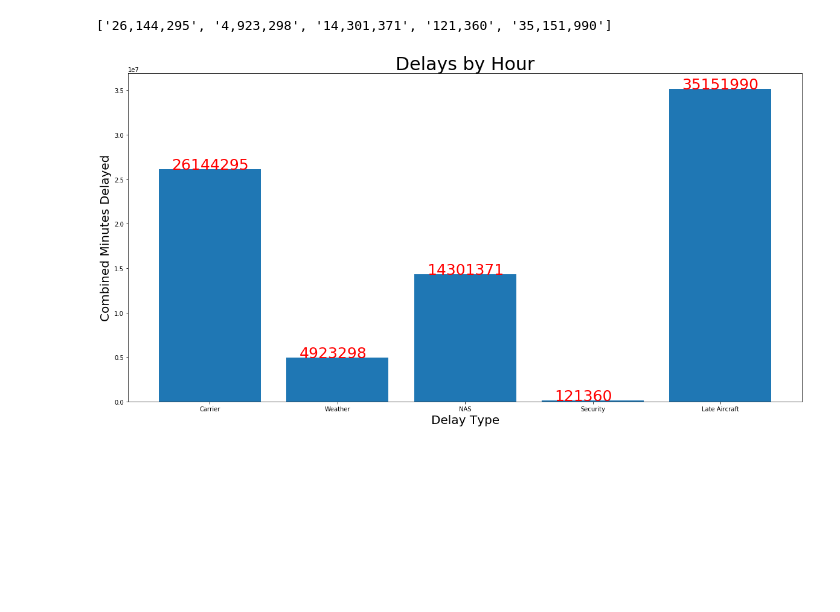
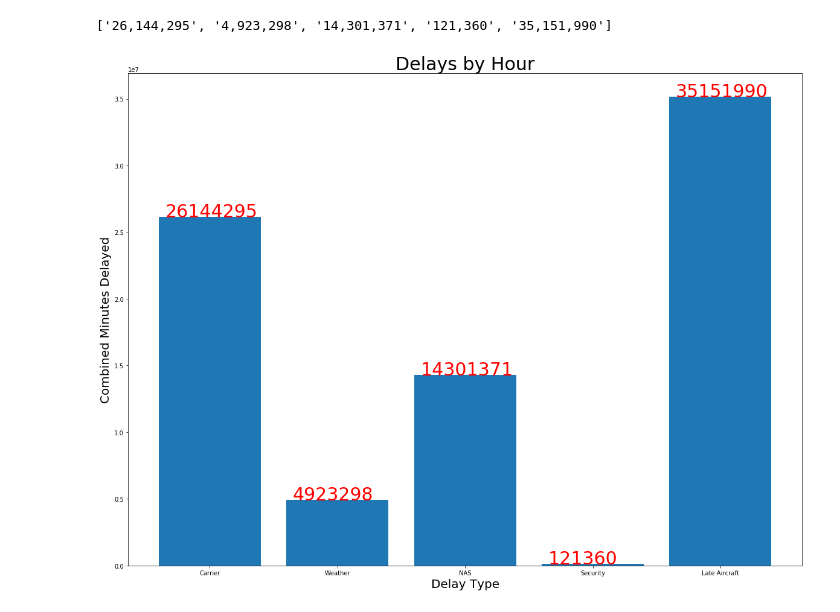
Before and after one commit to Arimorris/delays, a Jupyter notebook: visuals .ipynb, the cells around one changed output. Drawn from its saved outputs; the diff is of its cells as text; code cells hidden in the pictures; blank space fills up the shorter version.

```diff
--- a/visuals .ipynb
+++ b/visuals .ipynb
@@ -411,14 +401,14 @@ delay_count_clean
 # %% [output]
 ['26,144,295', '4,923,298', '14,301,371', '121,360', '35,151,990']
 # %%
-plt.figure(figsize=(20,10))
+plt.figure(figsize=(20,15))
 plt.bar(delay_type, delay_count)
 plt.title("Delays by Hour", fontsize =30)
 plt.xlabel('Delay Type', fontsize =20)
 # plt.xticks([delay_type])
 plt.ylabel('Combined Minutes Delayed', fontsize =20)
 for a,b in zip(range(5), delay_count):
-    plt.text(a - .3, b +800, str(b), fontsize =25, color ='r')
+    plt.text(a - .35, b +1500, str(b), fontsize =30, color ='r')
 plt.show()
 # %% [output]
-[figure, old version]
+[figure, new version]
```
Also changed, not shown: parts of 9 cells of this notebook, 2 other files.
